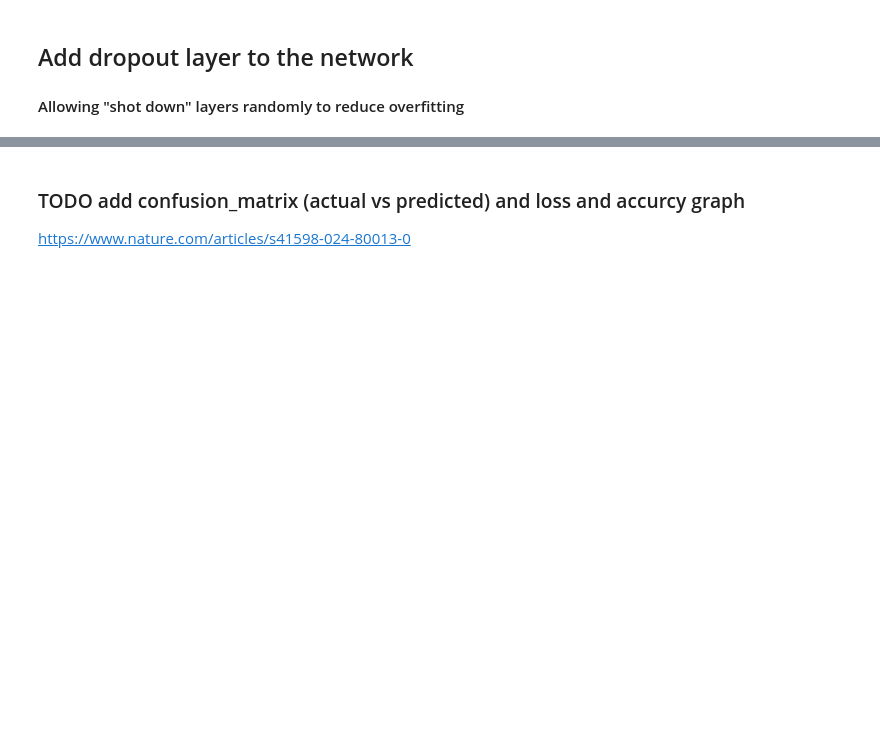
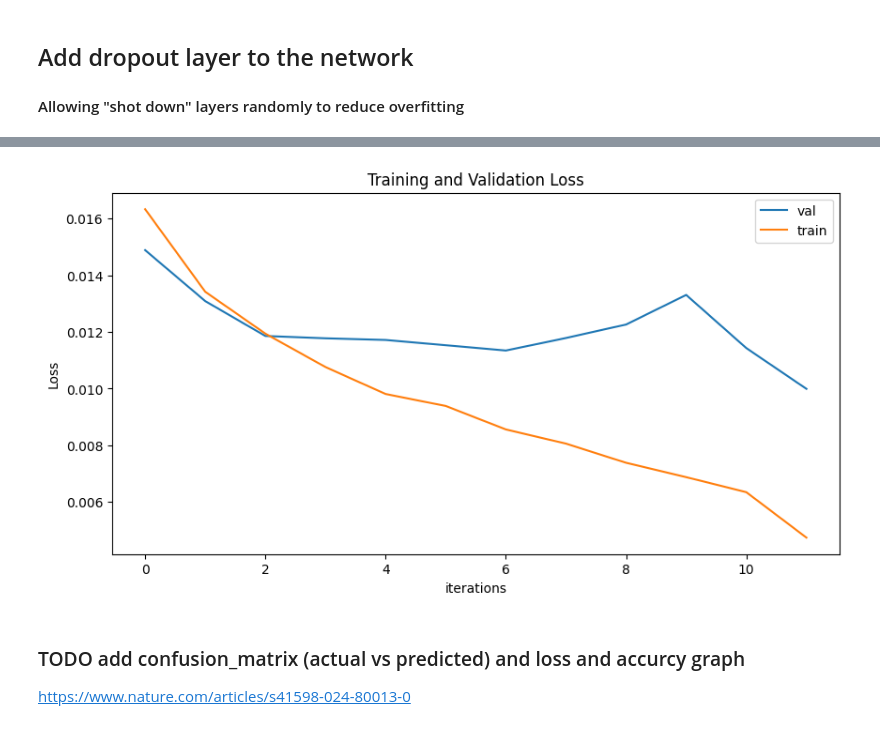
Before and after one commit to TairCohen/Computer-Vision-Project, a Jupyter notebook: skin-disease-classification.ipynb, the cells around one changed output, grey strips where cells are left out. Drawn from its saved outputs; the diff is of its cells as text; code cells hidden in the pictures; blank space fills up the shorter version.

```diff
--- a/skin-disease-classification.ipynb
+++ b/skin-disease-classification.ipynb
@@ -375,3 +358,14 @@ KeyboardInterrupt:
+# %%
+plt.figure(figsize=(10,5))
+plt.title("Training and Validation Loss")
+plt.plot(test_l,label="val")
+plt.plot(train_l,label="train")
+plt.xlabel("iterations")
+plt.ylabel("Loss")
+plt.legend()
+plt.show()
+# %% [output]
+[figure, added]
 # %% [markdown]
 ### TODO add confusion_matrix (actual vs predicted) and loss and accurcy graph
 https://www.nature.com/articles/s41598-024-80013-0
```
Also changed, not shown: parts of 9 cells of this notebook.
